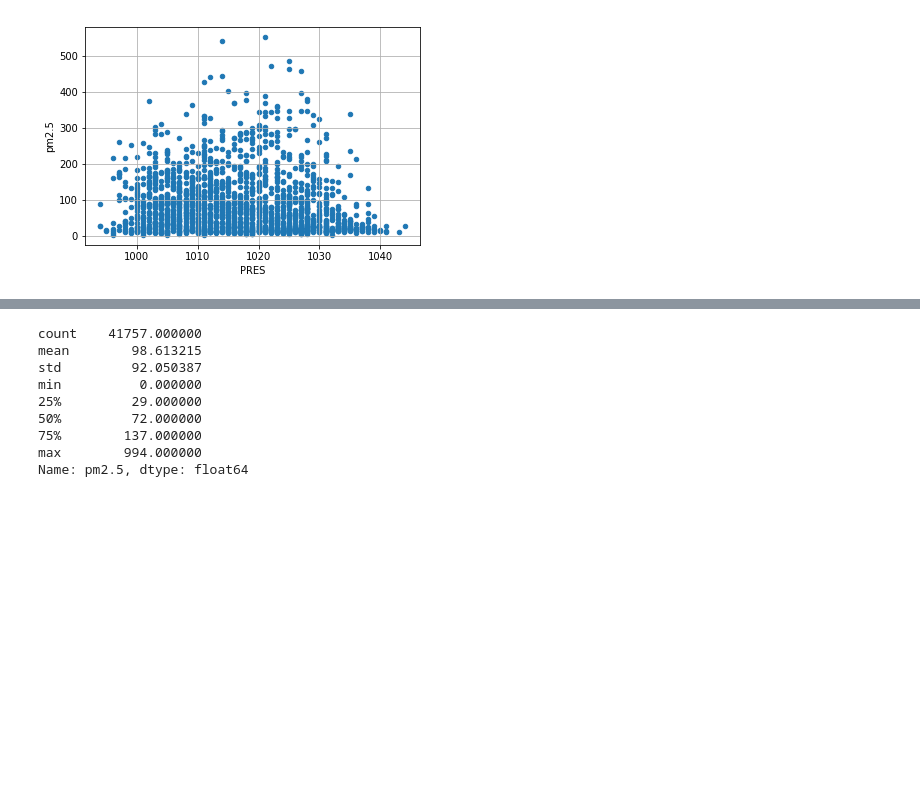
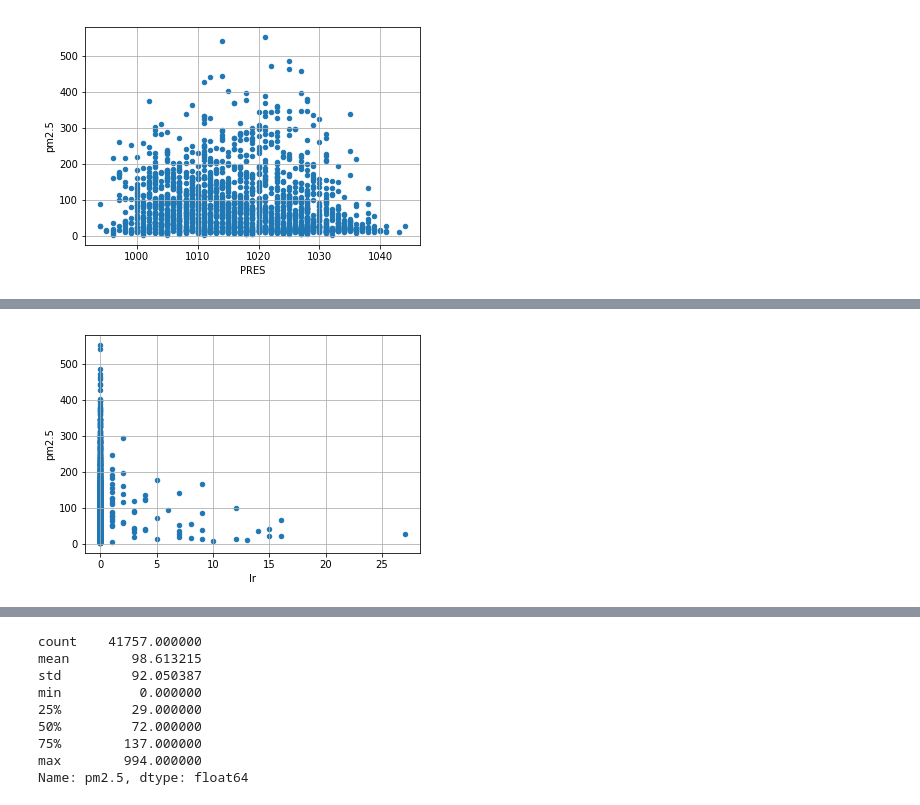
Before and after one commit to ispapadakis/mts, a Jupyter notebook: Exploratory Data Analysis.ipynb, the cells around one changed output, grey strips where cells are left out. Drawn from its saved outputs; the diff is of its cells as text; code cells hidden in the pictures; blank space fills up the shorter version.

```diff
--- a/Exploratory Data Analysis.ipynb
+++ b/Exploratory Data Analysis.ipynb
@@ -249,0 +305,4 @@ ax = beijing.loc[beijing.hour==12].plot.scatter(x="PRES",y="pm2.5",grid=True)
+# %%
+ax = beijing.loc[beijing.hour==12].plot.scatter(x="Ir",y="pm2.5",grid=True)
+# %% [output]
+[figure, added]
```
Also changed, not shown: parts of 32 cells of this notebook.
